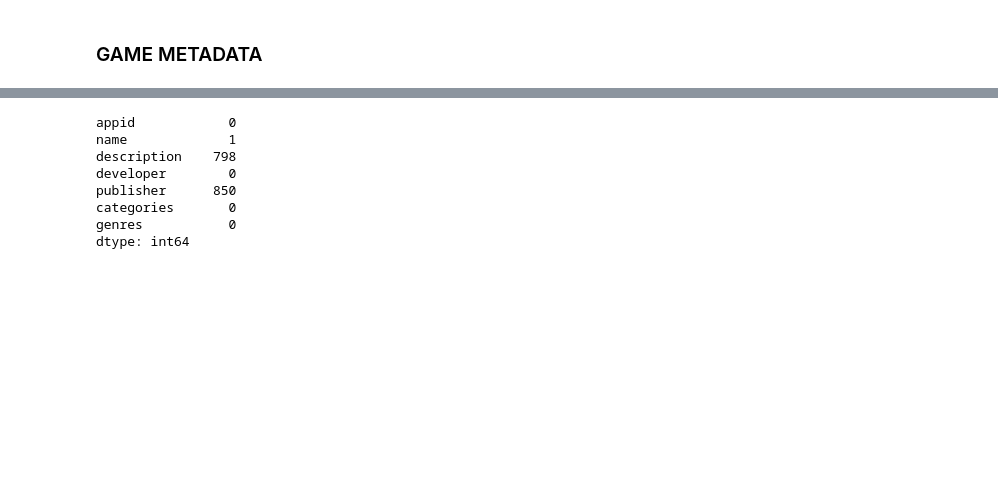
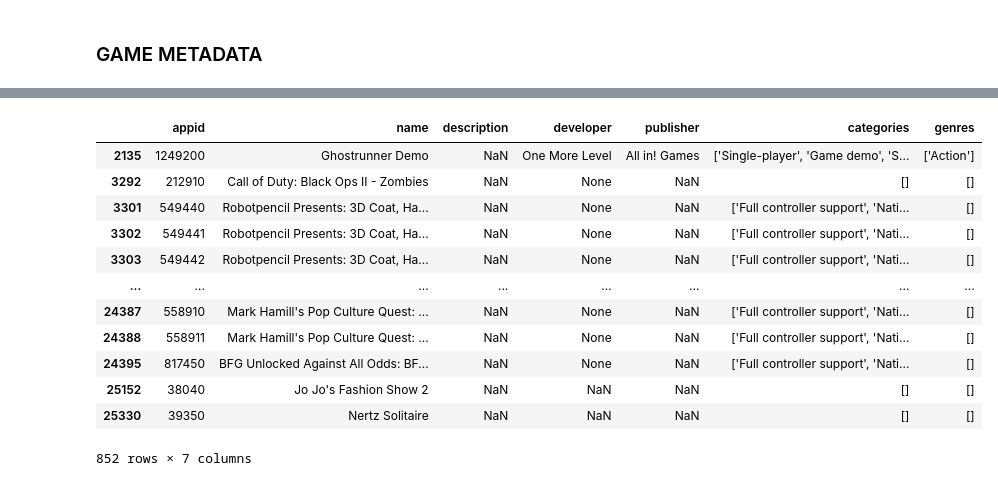
Before and after one commit to iliketurtles83/video-game-recommender-v1, a Jupyter notebook: notebooks/data_analysis.ipynb, the cells around one changed output, grey strips where cells are left out. Drawn from its saved outputs; the diff is of its cells as text; code cells hidden in the pictures; blank space fills up the shorter version.

```diff
--- a/notebooks/data_analysis.ipynb
+++ b/notebooks/data_analysis.ipynb
@@ -397,2 +388,21 @@ genres           0
 dtype: int64
+# %%
+no_description = games_df[games_df['description'].isnull() | (games_df['description'] == '')]
+games_df = games_df[~games_df['appid'].isin(no_description['appid'])]
+# %%
+no_description
+# %% [output]
+|  | appid | name | description | developer | publisher | categories | genres |
+| 2135 | 1249200 | Ghostrunner Demo | NaN | One More Level | All in! Games | ['Single-player', 'Game demo', 'S... | ['Action'] |
+| 3292 | 212910 | Call of Duty: Black Ops II - Zombies | NaN | None | NaN | [] | [] |
+| 3301 | 549440 | Robotpencil Presents: 3D Coat, Ha... | NaN | None | NaN | ['Full controller support', 'Nati... | [] |
+| 3302 | 549441 | Robotpencil Presents: 3D Coat, Ha... | NaN | None | NaN | ['Full controller support', 'Nati... | [] |
+| 3303 | 549442 | Robotpencil Presents: 3D Coat, Ha... | NaN | None | NaN | ['Full controller support', 'Nati... | [] |
+| ... | ... | ... | ... | ... | ... | ... | ... |
+| 24387 | 558910 | Mark Hamill's Pop Culture Quest: ... | NaN | None | NaN | ['Full controller support', 'Nati... | [] |
+| 24388 | 558911 | Mark Hamill's Pop Culture Quest: ... | NaN | None | NaN | ['Full controller support', 'Nati... | [] |
+| 24395 | 817450 | BFG Unlocked Against All Odds: BF... | NaN | None | NaN | ['Full controller support', 'Nati... | [] |
+| 25152 | 38040 | Jo Jo's Fashion Show 2 | NaN | NaN | NaN | [] | [] |
+| 25330 | 39350 | Nertz Solitaire | NaN | NaN | NaN | [] | [] |
+852 rows × 7 columns
 # %%
@@ -400,11 +410,0 @@ useless_games = games_df[(games_df['developer'] == 'None') & games_df['publisher
-# %%
-useless_games.isnull().sum()
-# %% [output]
-appid            0
-name             1
-description    798
-developer        0
-publisher      850
-categories       0
-genres           0
-dtype: int64
```
Also changed, not shown: parts of 18 cells of this notebook, 2 other files.
